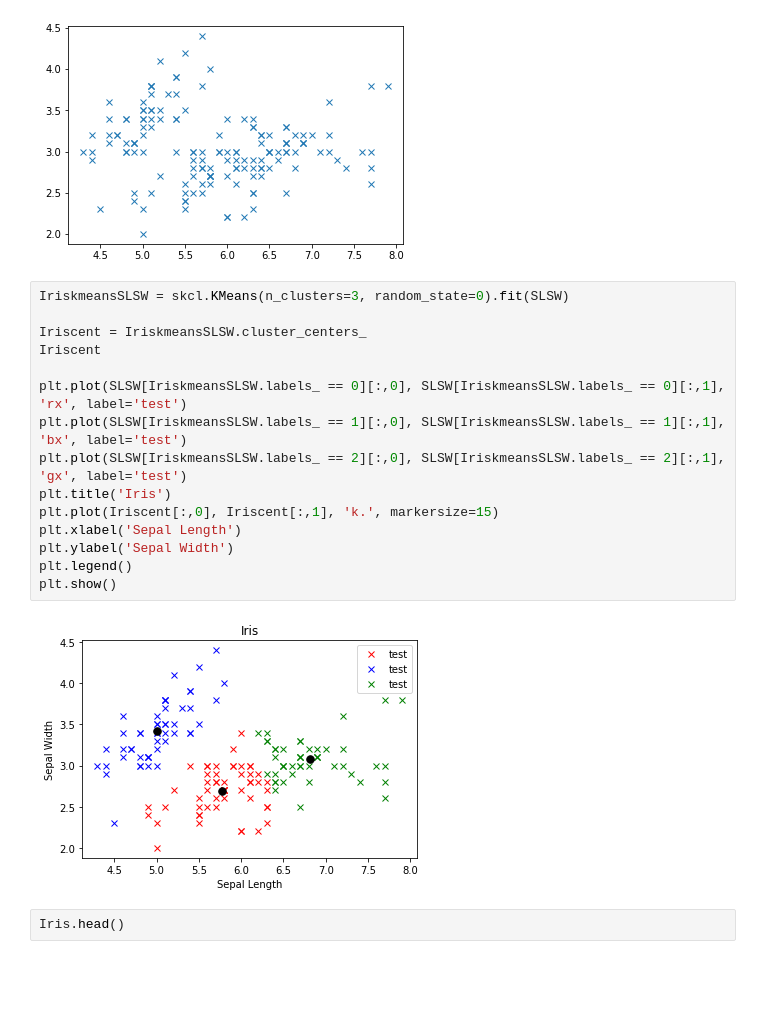
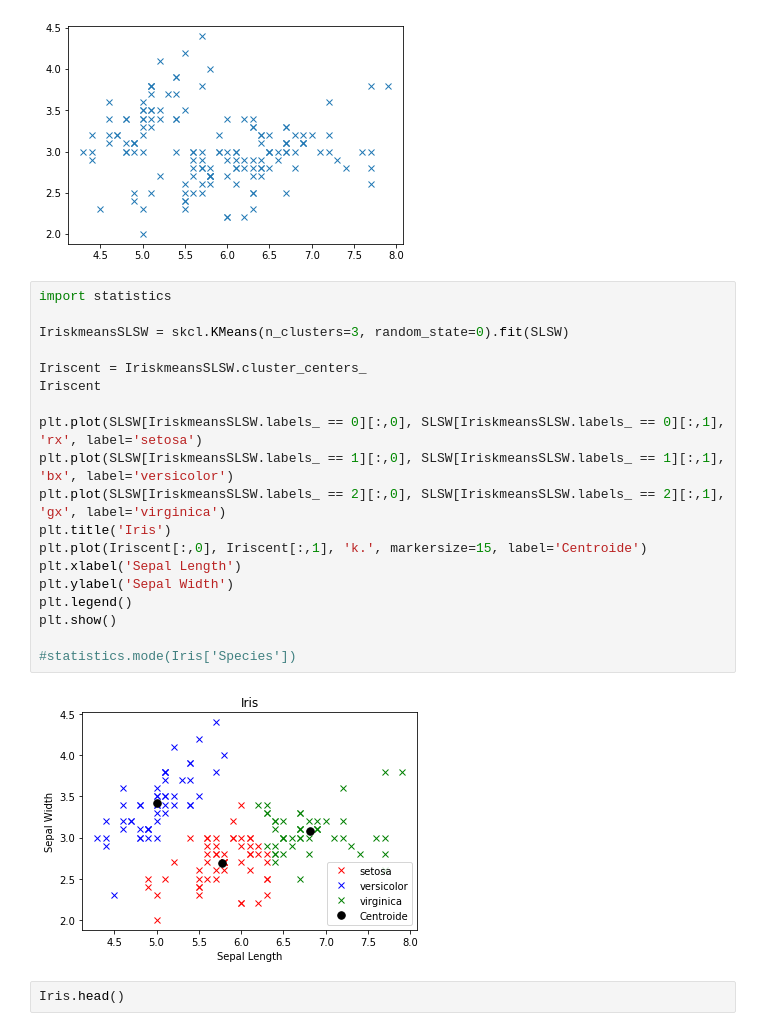
Before and after one commit to HFintan/MLS, a Jupyter notebook: Tasks.ipynb, the cells around one changed output. Saved outputs shown, nothing was run; the diff lists cells and outputs as text; blank space fills up the shorter version.

Commit message:
fixed legend; should have been calculable from mode of relevant points, but can't find how to do that anywhere

```diff
--- a/Tasks.ipynb
+++ b/Tasks.ipynb
@@ -685,22 +685,26 @@ plt.show()
 # %% [output]
 [figure]
 # %%
+import statistics
+
 IriskmeansSLSW = skcl.KMeans(n_clusters=3, random_state=0).fit(SLSW)
 
 Iriscent = IriskmeansSLSW.cluster_centers_
 Iriscent
 
-plt.plot(SLSW[IriskmeansSLSW.labels_ == 0][:,0], SLSW[IriskmeansSLSW.labels_ == 0][:,1], 'rx', label='test')
-plt.plot(SLSW[IriskmeansSLSW.labels_ == 1][:,0], SLSW[IriskmeansSLSW.labels_ == 1][:,1], 'bx', label='test')
-plt.plot(SLSW[IriskmeansSLSW.labels_ == 2][:,0], SLSW[IriskmeansSLSW.labels_ == 2][:,1], 'gx', label='test')
+plt.plot(SLSW[IriskmeansSLSW.labels_ == 0][:,0], SLSW[IriskmeansSLSW.labels_ == 0][:,1], 'rx', label='setosa')
+plt.plot(SLSW[IriskmeansSLSW.labels_ == 1][:,0], SLSW[IriskmeansSLSW.labels_ == 1][:,1], 'bx', label='versicolor')
+plt.plot(SLSW[IriskmeansSLSW.labels_ == 2][:,0], SLSW[IriskmeansSLSW.labels_ == 2][:,1], 'gx', label='virginica')
 plt.title('Iris')
-plt.plot(Iriscent[:,0], Iriscent[:,1], 'k.', markersize=15)
+plt.plot(Iriscent[:,0], Iriscent[:,1], 'k.', markersize=15, label='Centroide')
 plt.xlabel('Sepal Length')
 plt.ylabel('Sepal Width')
 plt.legend()
 plt.show()
+
+#statistics.mode(Iris['Species'])
 # %% [output]
-[figure, old version]
+[figure, new version]
 # %%
 Iris.head()
 # %% [output]
```
